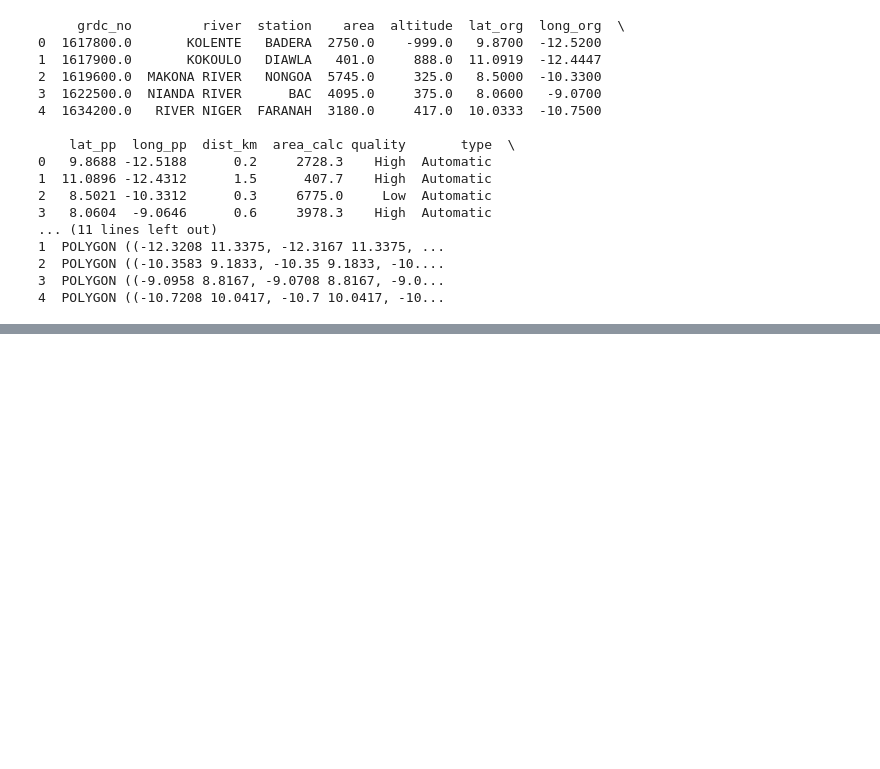
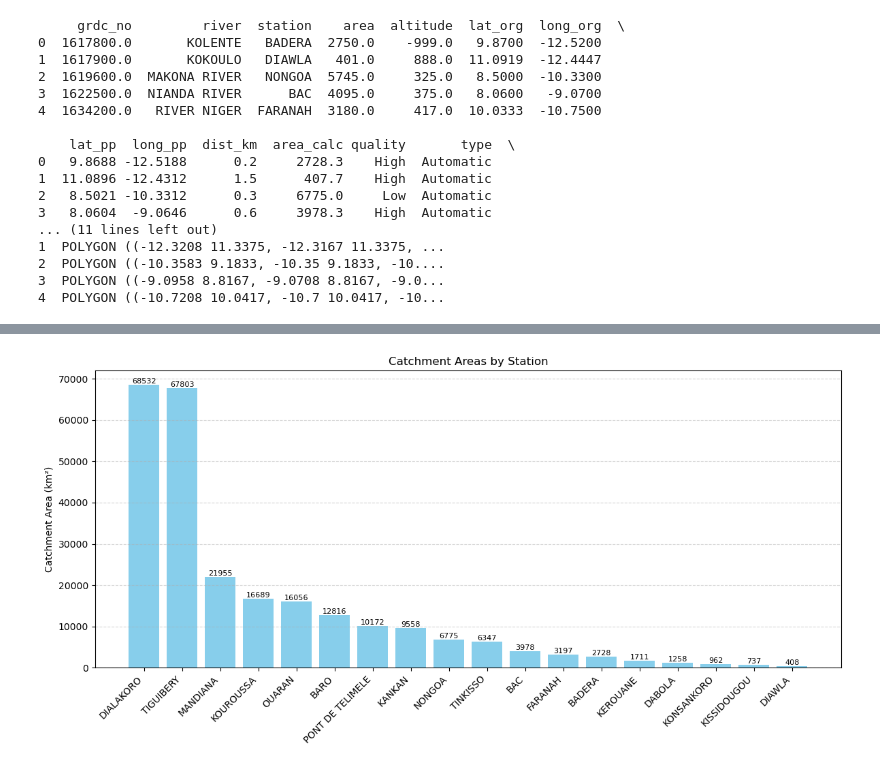
Before and after one commit to ESMAP-World-Bank-Group/ClimaticData, a Jupyter notebook: catchment_areas.ipynb, the cells around one changed output, grey strips where cells are left out. Drawn from its saved outputs; the diff is of its cells as text; code cells hidden in the pictures; blank space fills up the shorter version.

```diff
--- a/catchment_areas.ipynb
+++ b/catchment_areas.ipynb
@@ -9,9 +30,6 @@ Catchment polygons are provided as GeoJSON files, an open standard format to sha
 # %%
 # Load the geojson file
-gdf = gpd.read_file("stationbasins.geojson")
-
-# Preview the data
-print(gdf.head())
+gdf = gpd.read_file("catchment_files/stationbasins_guinea.geojson")
 # %% [output]
      grdc_no         river  station    area  altitude  lat_org  long_org  \
 0  1617800.0       KOLENTE   BADERA  2750.0    -999.0   9.8700  -12.5200
@@ -139,3 +130,37 @@ def plot_catchment_map(gdf):
 plot_catchment_map(gdf)
 # %% [output]
 [interactive output not drawn]
+# %%
+def plot_catchment_areas(gdf):
+    """
+    Plot a bar chart of catchment areas per station in km².
+
+    Parameters:
+        gdf (GeoDataFrame): GeoDataFrame with columns 'station' and 'area_calc'.
+    """
+    # Convert area to km² if not already
+    gdf = gdf.copy()
+    gdf['area_km2'] = gdf['area_calc']  # assume already in km²; if in m² use (gdf['area_calc'] / 1e6)
+
+    # Sort by area for nicer plot
+    gdf_sorted = gdf.sort_values(by='area_km2', ascending=False)
+
+    # Plot
+    plt.figure(figsize=(12, 6))
+    bars = plt.bar(gdf_sorted['station'], gdf_sorted['area_km2'], color='skyblue')
+    plt.xticks(rotation=45, ha='right')
+    plt.ylabel("Catchment Area (km²)")
+    plt.title("Catchment Areas by Station")
+    plt.grid(axis='y', linestyle='--', alpha=0.5)
+    plt.tight_layout()
+
+    # Add values on top of bars
+    for bar in bars:
+        height = bar.get_height()
+        plt.text(bar.get_x() + bar.get_width()/2, height, f"{height:.0f}", ha='center', va='bottom', fontsize=8)
+
+    plt.show()
+
+plot_catchment_areas(gdf)
+# %% [output]
+[figure, added]
```
Also changed, not shown: parts of 4 cells of this notebook, 3 other files.
